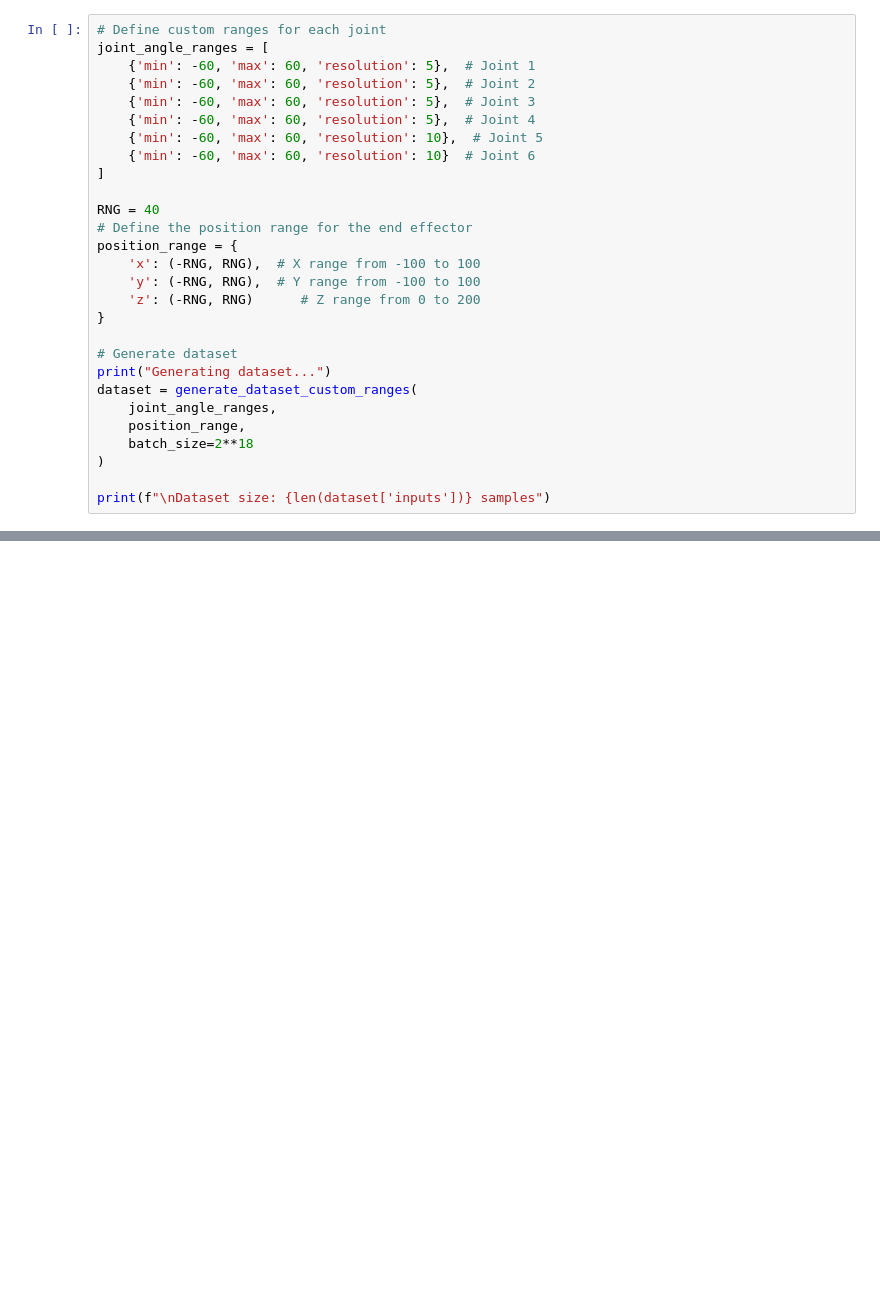
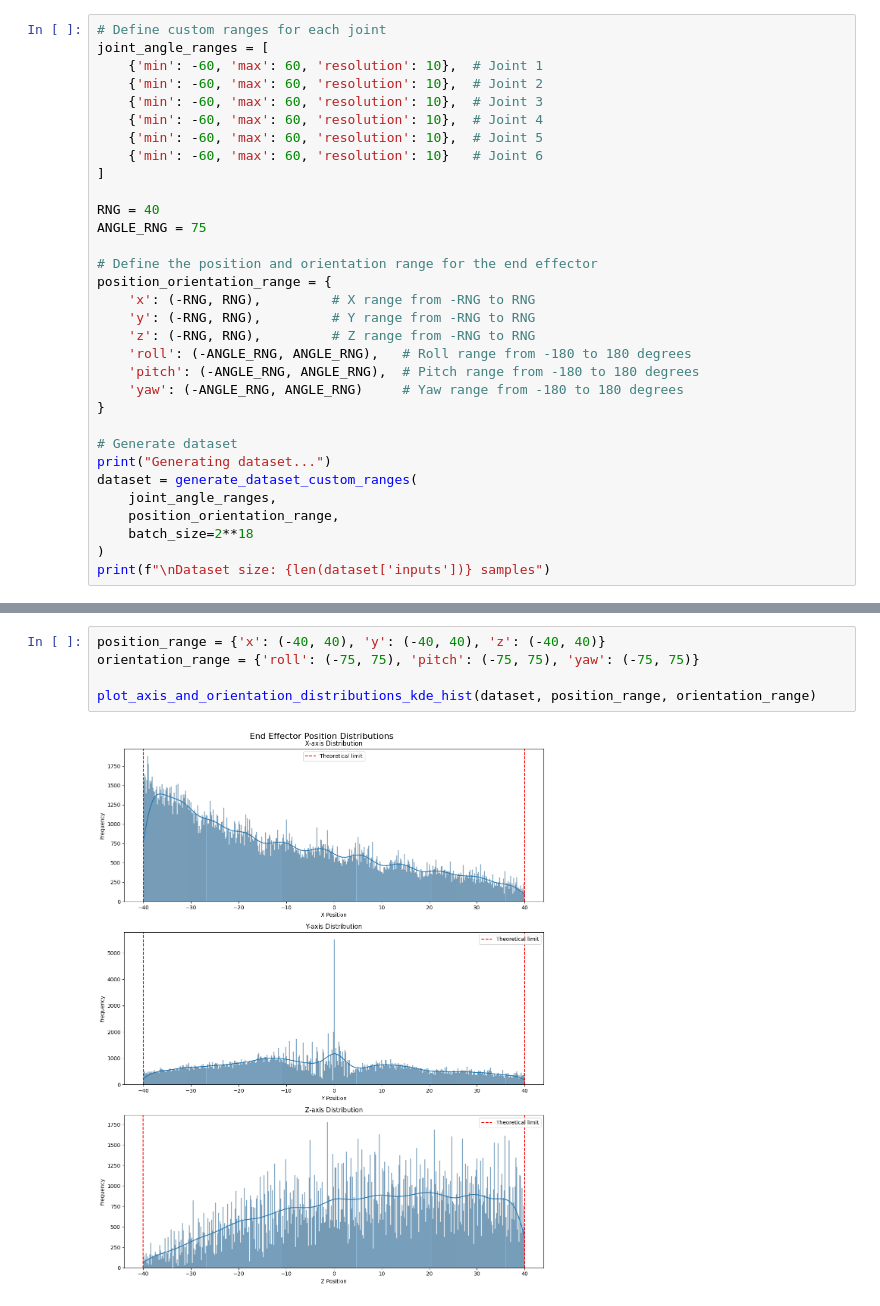
Before and after one commit to moh-C/6DoF-RoboticArm-InverseKinematics, a Jupyter notebook: Notebooks/DatasetGeneration.ipynb, the cells around one changed output, grey strips where cells are left out. Saved outputs shown, nothing was run; the diff lists cells and outputs as text; blank space fills up the shorter version.

```diff
--- a/Notebooks/DatasetGeneration.ipynb
+++ b/Notebooks/DatasetGeneration.ipynb
@@ -112,30 +127,34 @@ def analyze_joint_ranges(dataset):
 # %%
 # Define custom ranges for each joint
 joint_angle_ranges = [
-    {'min': -60, 'max': 60, 'resolution': 5},  # Joint 1
-    {'min': -60, 'max': 60, 'resolution': 5},  # Joint 2
-    {'min': -60, 'max': 60, 'resolution': 5},  # Joint 3
-    {'min': -60, 'max': 60, 'resolution': 5},  # Joint 4
+    {'min': -60, 'max': 60, 'resolution': 10},  # Joint 1
+    {'min': -60, 'max': 60, 'resolution': 10},  # Joint 2
+    {'min': -60, 'max': 60, 'resolution': 10},  # Joint 3
+    {'min': -60, 'max': 60, 'resolution': 10},  # Joint 4
     {'min': -60, 'max': 60, 'resolution': 10},  # Joint 5
-    {'min': -60, 'max': 60, 'resolution': 10}  # Joint 6
+    {'min': -60, 'max': 60, 'resolution': 10}   # Joint 6
 ]
 
 RNG = 40
-# Define the position range for the end effector
-position_range = {
-    'x': (-RNG, RNG),  # X range from -100 to 100
-    'y': (-RNG, RNG),  # Y range from -100 to 100
-    'z': (-RNG, RNG)      # Z range from 0 to 200
+ANGLE_RNG = 75
+
+# Define the position and orientation range for the end effector
+position_orientation_range = {
+    'x': (-RNG, RNG),         # X range from -RNG to RNG
+    'y': (-RNG, RNG),         # Y range from -RNG to RNG
+    'z': (-RNG, RNG),         # Z range from -RNG to RNG
+    'roll': (-ANGLE_RNG, ANGLE_RNG),   # Roll range from -180 to 180 degrees
+    'pitch': (-ANGLE_RNG, ANGLE_RNG),  # Pitch range from -180 to 180 degrees
+    'yaw': (-ANGLE_RNG, ANGLE_RNG)     # Yaw range from -180 to 180 degrees
 }
 
 # Generate dataset
 print("Generating dataset...")
 dataset = generate_dataset_custom_ranges(
     joint_angle_ranges,
-    position_range,
+    position_orientation_range,
     batch_size=2**18
 )
-
 print(f"\nDataset size: {len(dataset['inputs'])} samples")
 # %% [output]
 Generating dataset...
@@ -161,0 +297,7 @@ for i in range(3):
+# %%
+position_range = {'x': (-40, 40), 'y': (-40, 40), 'z': (-40, 40)}
+orientation_range = {'roll': (-75, 75), 'pitch': (-75, 75), 'yaw': (-75, 75)}
+
+plot_axis_and_orientation_distributions_kde_hist(dataset, position_range, orientation_range)
+# %% [output]
+[figure, added]
```
Also changed, not shown: parts of 11 cells of this notebook, 1 other file.
